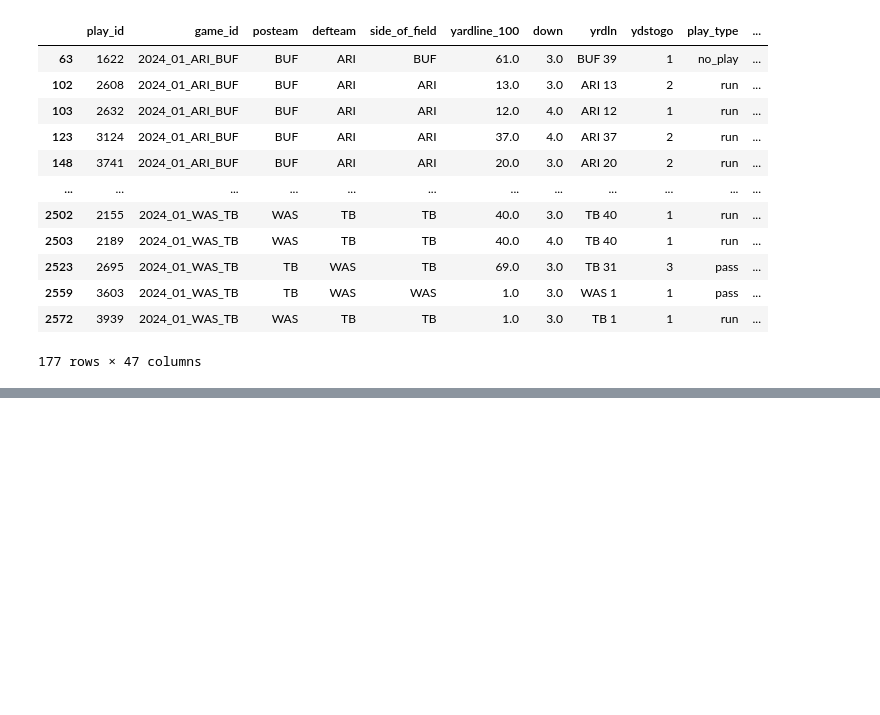
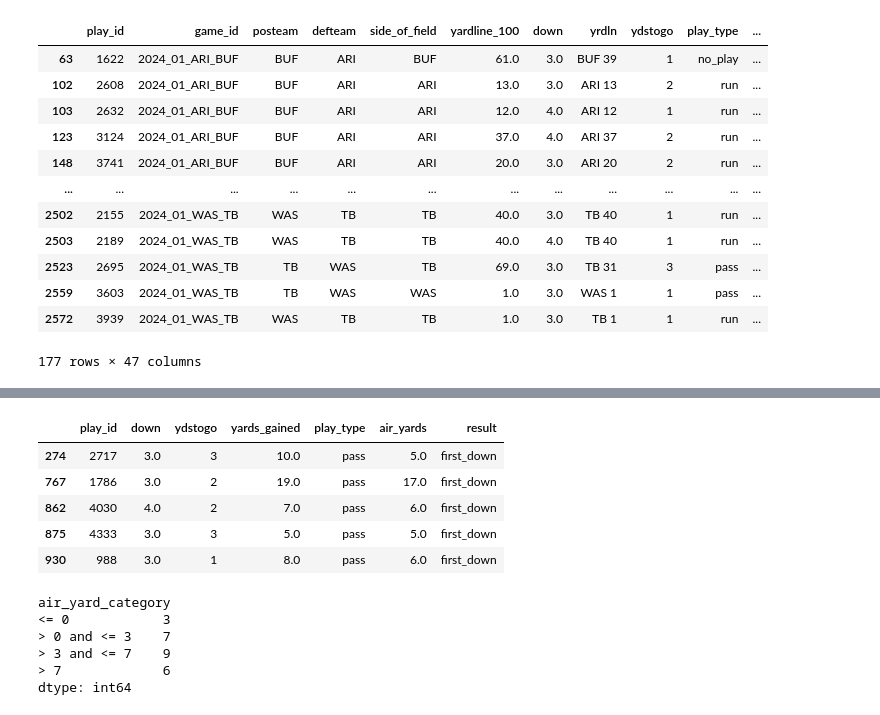
Before and after one commit to rollernathan/NFL_2024_Week_1, a Jupyter notebook: Project 3.ipynb, the cells around one changed output, grey strips where cells are left out. Cells and saved outputs as stored; diff of their text form; code cells hidden in the pictures; blank space fills up the shorter version.

```diff
--- a/Project 3.ipynb
+++ b/Project 3.ipynb
@@ -113,0 +123,26 @@ create_stacked_bar_chart_with_labels(filtered_data)
+# %%
+first_down_pass = money_down[(money_down['result'] == 'first_down') & (money_down['play_type'] == 'pass')]
+first_down_pass.head()
+# %% [output]
+|  | play_id | down | ydstogo | yards_gained | play_type | air_yards | result |
+| 274 | 2717 | 3.0 | 3 | 10.0 | pass | 5.0 | first_down |
+| 767 | 1786 | 3.0 | 2 | 19.0 | pass | 17.0 | first_down |
+| 862 | 4030 | 4.0 | 2 | 7.0 | pass | 6.0 | first_down |
+| 875 | 4333 | 3.0 | 3 | 5.0 | pass | 5.0 | first_down |
+| 930 | 988 | 3.0 | 1 | 8.0 | pass | 6.0 | first_down |
+# %%
+first_down_pass = money_down[(money_down['result'] == 'first_down') & (money_down['play_type'] == 'pass')].copy()
+first_down_pass.loc[:, 'air_yard_category'] = pd.cut(
+    first_down_pass['air_yards'],
+    bins=[-float('inf'), 0, 3, 7, float('inf')],
+    labels=['<= 0', '> 0 and <= 3', '> 3 and <= 7', '> 7']
+)
+grouped_by_air_yards = first_down_pass.groupby('air_yard_category', observed=True).size()
+grouped_by_air_yards
+# %% [output]
+air_yard_category
+<= 0            3
+> 0 and <= 3    7
+> 3 and <= 7    9
+> 7             6
+dtype: int64
```
Also changed, not shown: parts of 4 cells of this notebook, 3 other files.
